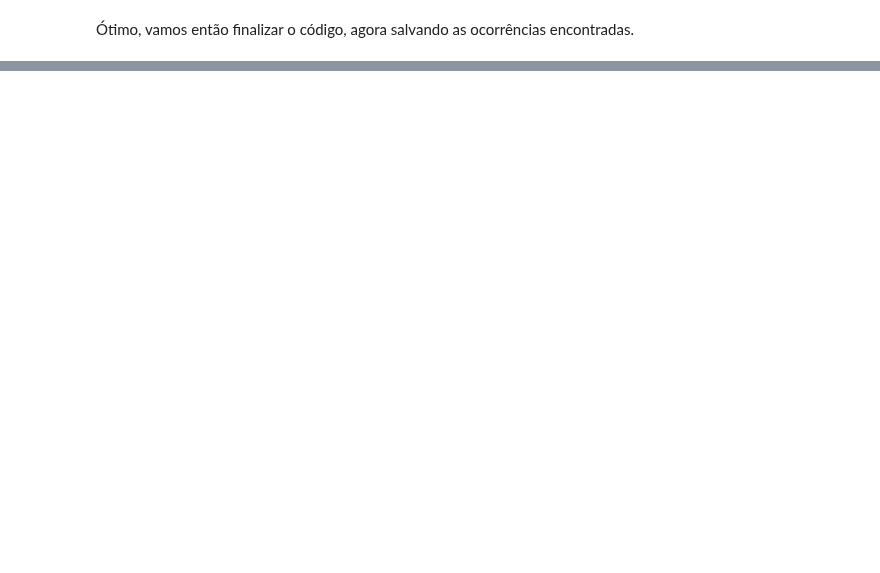
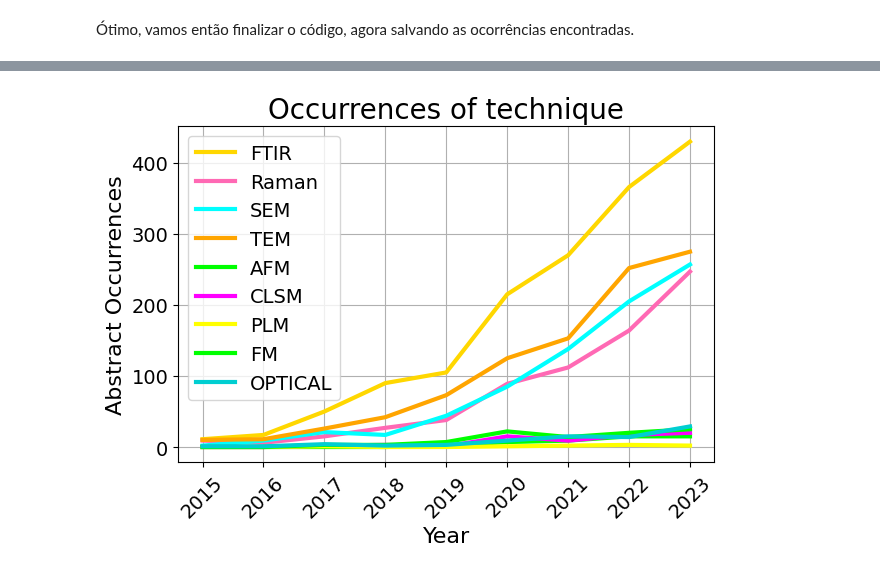
Before and after one commit to Karl-Marcos/NLP_microplastics, a Jupyter notebook: Regex.ipynb, the cells around one changed output, grey strips where cells are left out. Drawn from its saved outputs; the diff is of its cells as text; code cells hidden in the pictures; blank space fills up the shorter version.

```diff
--- a/Regex.ipynb
+++ b/Regex.ipynb
@@ -136,0 +278,22 @@ plt.savefig('results/types_timeline.png', dpi = 200)
+# %%
+
+fig, ax = plt.subplots(1,1)
+u=0
+for tec in tecniques:
+    ax.plot(tec_timeline[tec][0],tec_timeline[tec][1], label = tec, linewidth = 3, color = colors[u])
+    u+=1
+
+ax.set_xlabel('Year', fontsize = 16)
+ax.set_ylabel('Abstract Occurrences', fontsize = 16)
+ax.set_title('Occurrences of technique', fontsize = 20)
+ax.set_xticks(list(range(2015, 2024)))
+ax.legend(fontsize = 14)
+
+ax.set_xticklabels(list(range(2015, 2024)),fontsize = 14,rotation=45)
+plt.yticks(fontsize=14)
+ax.grid('- -')
+plt.tight_layout()
+
+plt.savefig('results/tecs_timeline.png', dpi = 200)
+# %% [output]
+[figure, added]
```
Also changed, not shown: parts of 13 cells of this notebook, 8 other files.
